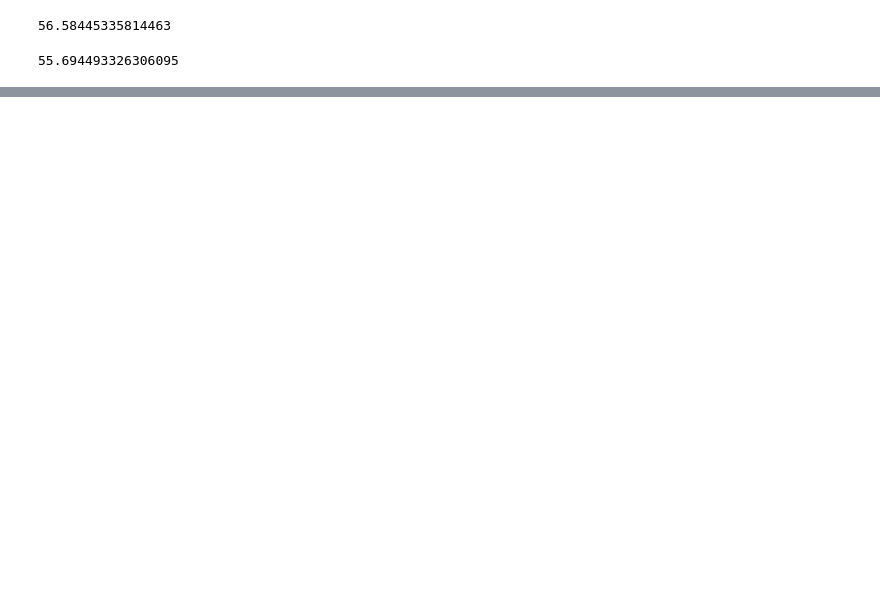
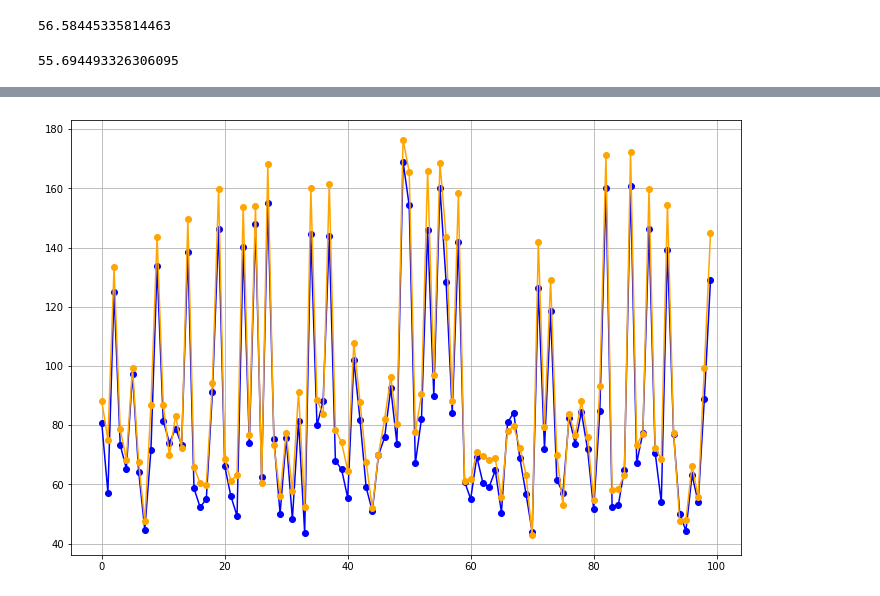
Before and after one commit to oscarm524/data_445_dummy, a Jupyter notebook: Hwks/scratch.ipynb, the cells around one changed output, grey strips where cells are left out. Cells and saved outputs as stored; diff of their text form; code cells hidden in the pictures; blank space fills up the shorter version.

```diff
--- a/Hwks/scratch.ipynb
+++ b/Hwks/scratch.ipynb
@@ -73,2 +73,25 @@ mse_new
 # %% [output]
 55.694493326306095
+# %%
+md1_results = []
+md2_results = []
+
+for i in range(0, 100):
+
+    ## Splitting the data
+    X_train, X_test, Y_train, Y_test = train_test_split(X, Y, test_size = 0.2)
+
+    X_train_new = X_train.drop(columns = ['distance_to_the_nearest_MRT_station'], axis = 1)
+    X_test_new = X_test.drop(columns = ['distance_to_the_nearest_MRT_station'], axis = 1)
+
+    ## Model 1
+    md1 = LinearRegression().fit(X_train, Y_train)
+    pred1 = md1.predict(X_test)
+    mse1 = np.mean(np.power(pred1 - Y_test, 2))
+    md1_results.append(mse1)
+
+    ## Model 2
+    md2 = LinearRegression().fit(X_train_new, Y_train)
+    pred2 = md2.predict(X_test_new)
+    mse2 = np.mean(np.power(pred2 - Y_test, 2))
+    md2_results.append(mse2)
@@ -74,0 +118,13 @@ mse_new
+# %%
+import matplotlib.pyplot as plt
+
+## Plotting cross-validation results
+fig = plt.figure(figsize = (12, 8))
+
+iterations = range(0, 100)
+plt.plot(iterations, md1_results, marker = 'o', color = 'blue')
+plt.plot(iterations, md2_results, marker = 'o', color = 'orange')
+plt.grid()
+plt.show()
+# %% [output]
+[figure, added]
```
Also changed, not shown: parts of 3 cells of this notebook.
